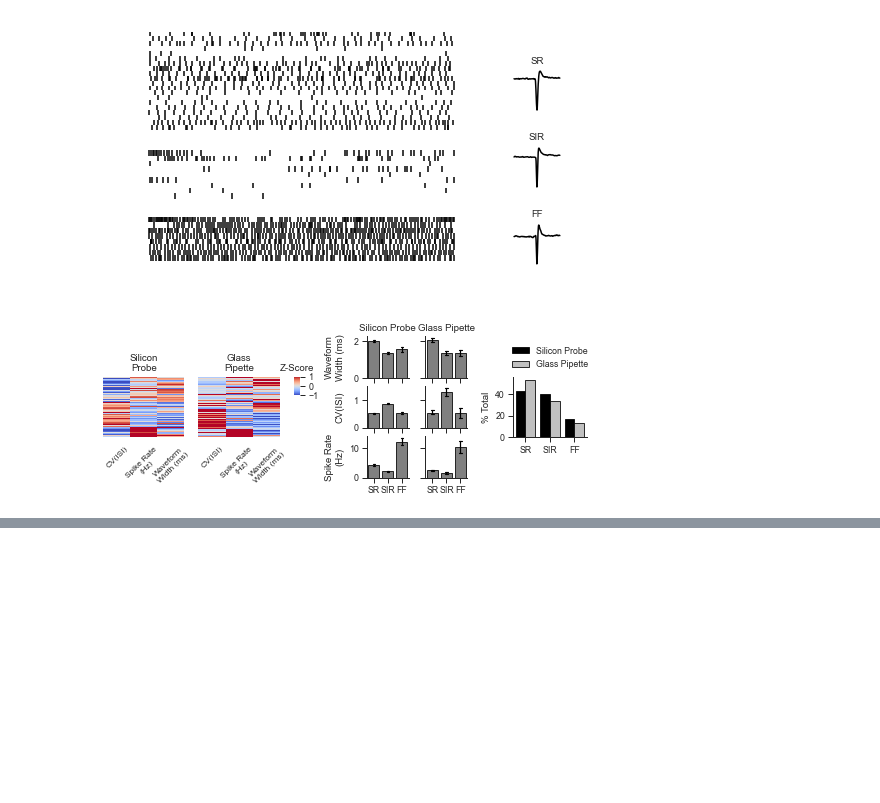
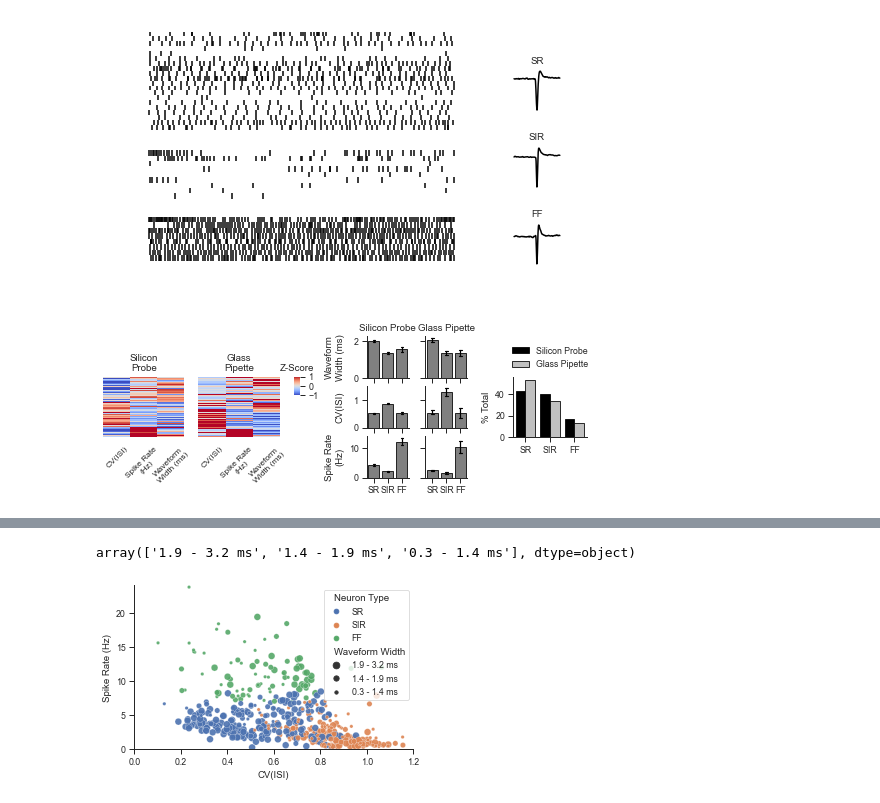
Before and after one commit to Ruairi-osul/drn-interactions, a Jupyter notebook: notebooks/Spiketrain Props/05 - Types Figure.ipynb, the cells around one changed output, grey strips where cells are left out. Cells and saved outputs as stored; diff of their text form; code cells hidden in the pictures; blank space fills up the shorter version.

```diff
--- a/notebooks/Spiketrain Props/05 - Types Figure.ipynb
+++ b/notebooks/Spiketrain Props/05 - Types Figure.ipynb
@@ -121,0 +198,25 @@ plt.show()
+# %%
+df["Waveform Width"].cat.categories.values[::-1]
+# %% [output]
+array(['1.9 - 3.2 ms', '1.4 - 1.9 ms', '0.3 - 1.4 ms'], dtype=object)
+# %%
+f = plt.figure(figsize=(5, 3))
+
+ax = f.subplots()
+ax.set_ylim(0, 24)
+ax.set_xlim(0, 1.2)
+
+sns.scatterplot(
+    data=df,
+    x="CV(ISI)",
+    y="Spike Rate (Hz)",
+    hue="Neuron Type",
+    size="Waveform Width",
+    size_order=df["Waveform Width"].cat.categories.values[::-1],
+    hue_order=["SR", "SIR", "FF"],
+    alpha=0.9,
+)
+
+sns.despine(ax=ax)
+# %% [output]
+[figure, added]
```
Also changed, not shown: parts of 3 cells of this notebook.
